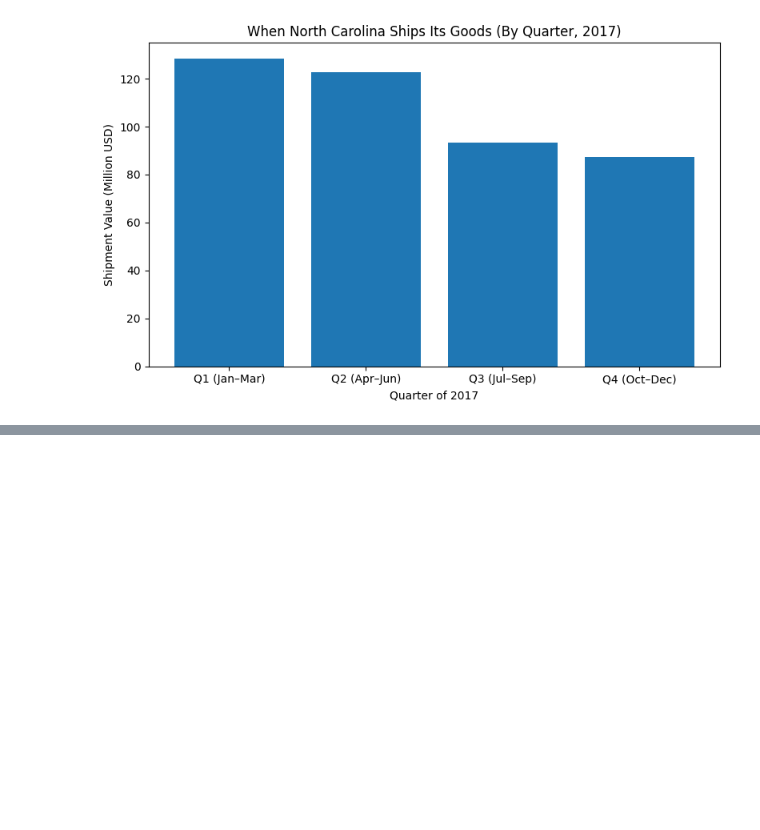
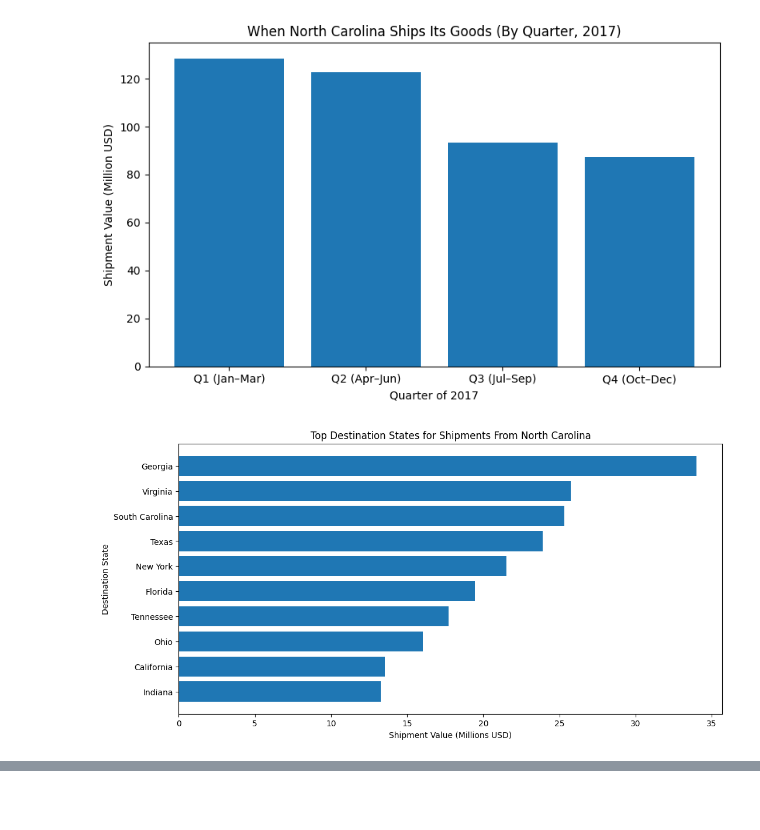
Before and after one commit to Taotlema/Data-Mining-Final-Project, a Jupyter notebook: Code/Visualization.ipynb, the cells around one changed output, grey strips where cells are left out. Cells and saved outputs as stored; diff of their text form; code cells hidden in the pictures; blank space fills up the shorter version.

```diff
--- a/Code/Visualization.ipynb
+++ b/Code/Visualization.ipynb
@@ -150,3 +148,42 @@ plt.tight_layout()
 plt.show()
 # %% [output]
 [figure]
+# %%
+state_names = {
+    "06": "California",
+    "13": "Georgia",
+    "51": "Virginia",
+    "45": "South Carolina",
+    "48": "Texas",
+    "36": "New York",
+    "12": "Florida",
+    "47": "Tennessee",
+    "39": "Ohio",
+    "18": "Indiana"
+}
+
+# extract state code
+nc["DEST_CODE"] = nc["DEST_CFS_AREA"].str[:2]
+
+# map names
+nc["DEST_STATE_NAME"] = nc["DEST_CODE"].map(state_names)
+
+# remove NC -> NC
+nc_filtered = nc[nc["DEST_STATE"] != 37]
+
+top = (
+    nc_filtered.groupby("DEST_STATE_NAME")["SHIPMT_VALUE"]
+    .sum()
+    .sort_values(ascending=False)
+    .head(10)
+)
+
+plt.figure(figsize=(12,6))
+plt.barh(top.index, top.values / 1_000_000)
+plt.title("Top Destination States for Shipments From North Carolina")
+plt.xlabel("Shipment Value (Millions USD)")
+plt.ylabel("Destination State")
+plt.gca().invert_yaxis()
+plt.show()
+# %% [output]
+[figure, added]
```
Also changed, not shown: parts of 3 cells of this notebook.
